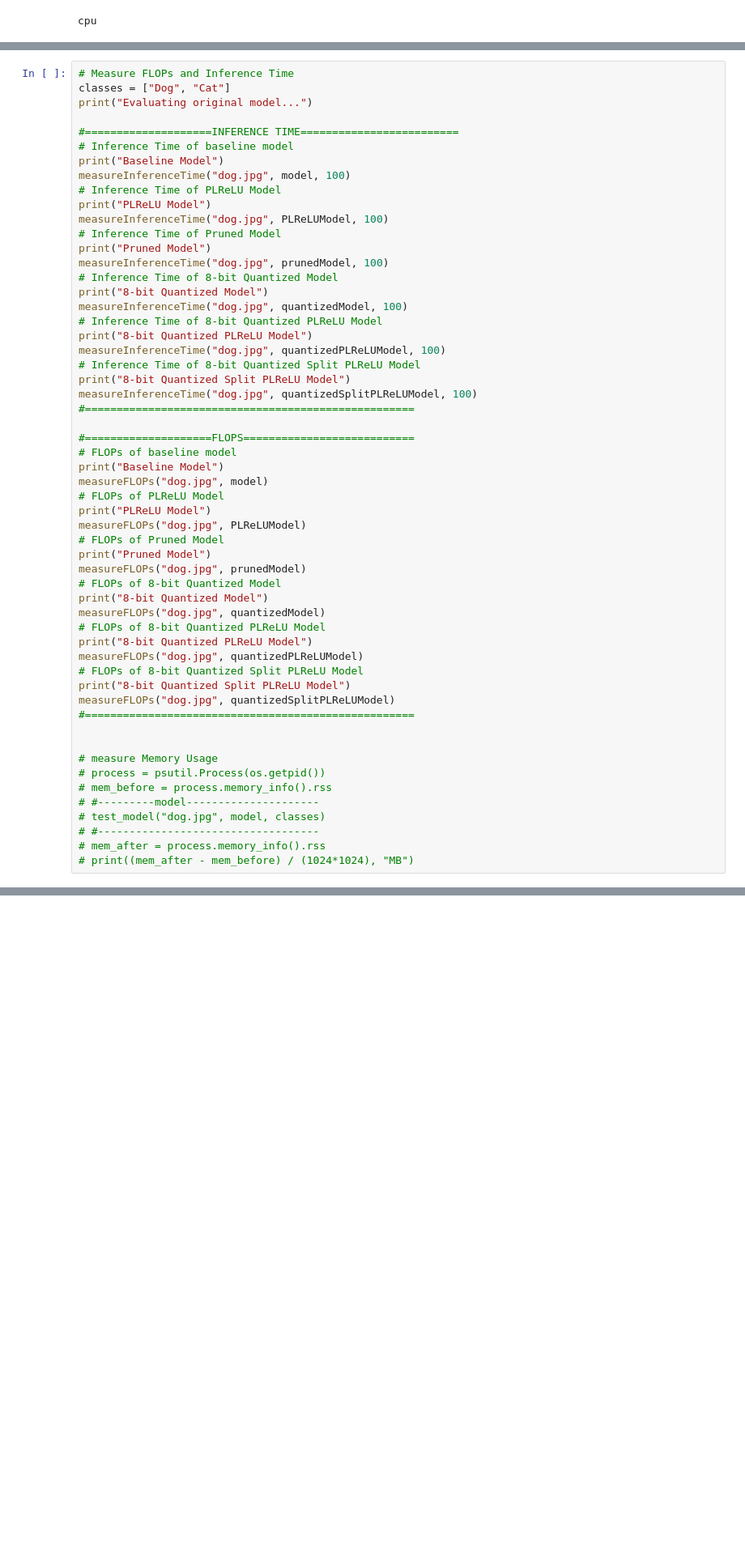
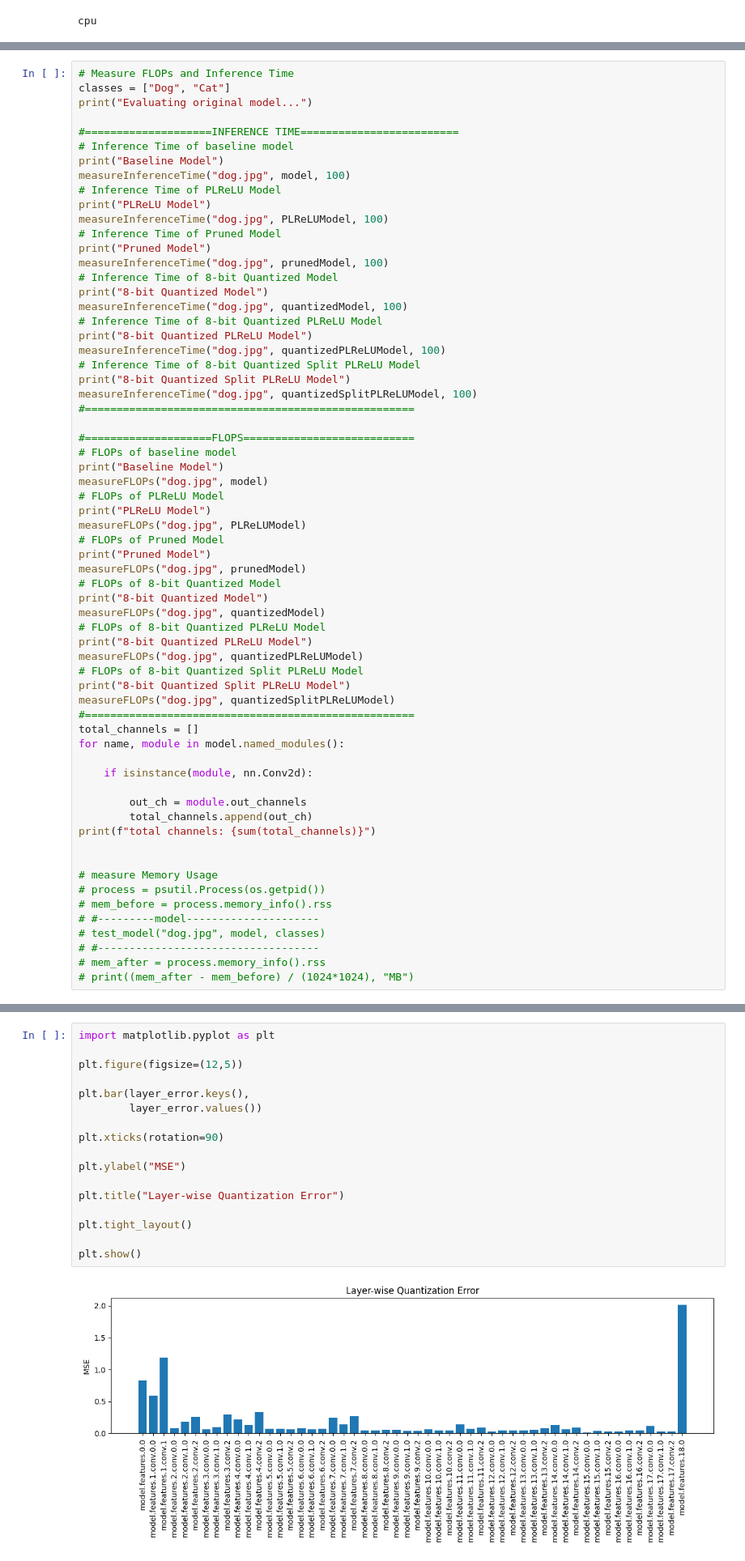
Before and after one commit to dao1233/embeddedNeuralNetwork, a Jupyter notebook: notebook/TestingModel.ipynb, the cells around one changed output, grey strips where cells are left out. Shown at 81% size. Saved outputs shown, nothing was run; the diff lists cells and outputs as text; blank space fills up the shorter version.

```diff
--- a/notebook/TestingModel.ipynb
+++ b/notebook/TestingModel.ipynb
@@ -481,6 +492,14 @@ measureFLOPs("dog.jpg", quantizedPLReLUModel)
 print("8-bit Quantized Split PLReLU Model")
 measureFLOPs("dog.jpg", quantizedSplitPLReLUModel)
 #====================================================
+total_channels = []
+for name, module in model.named_modules():
+
+    if isinstance(module, nn.Conv2d):
+
+        out_ch = module.out_channels
+        total_channels.append(out_ch)
+print(f"total channels: {sum(total_channels)}")
 
 
 # measure Memory Usage
@@ -511,0 +630,19 @@ Params: 1024.0
+# %%
+import matplotlib.pyplot as plt
+
+plt.figure(figsize=(12,5))
+
+plt.bar(layer_error.keys(),
+        layer_error.values())
+
+plt.xticks(rotation=90)
+
+plt.ylabel("MSE")
+
+plt.title("Layer-wise Quantization Error")
+
+plt.tight_layout()
+
+plt.show()
+# %% [output]
+[figure, added]
```
Also changed, not shown: parts of 5 cells of this notebook, 20 other files.
